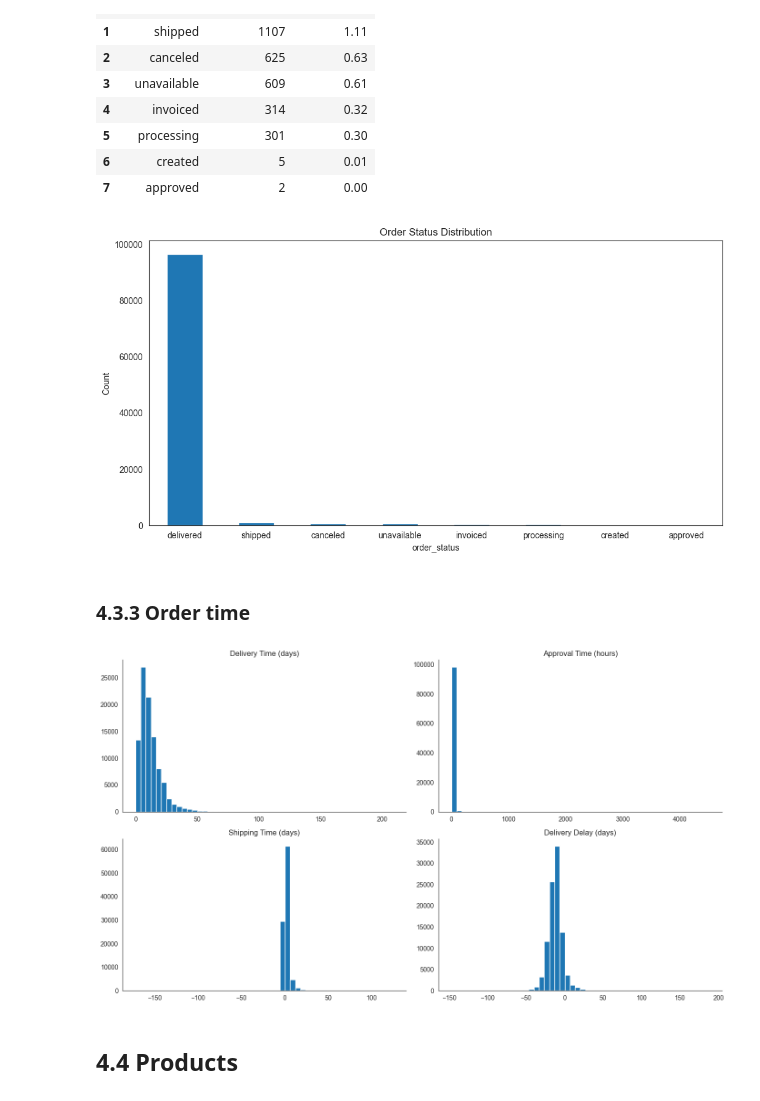
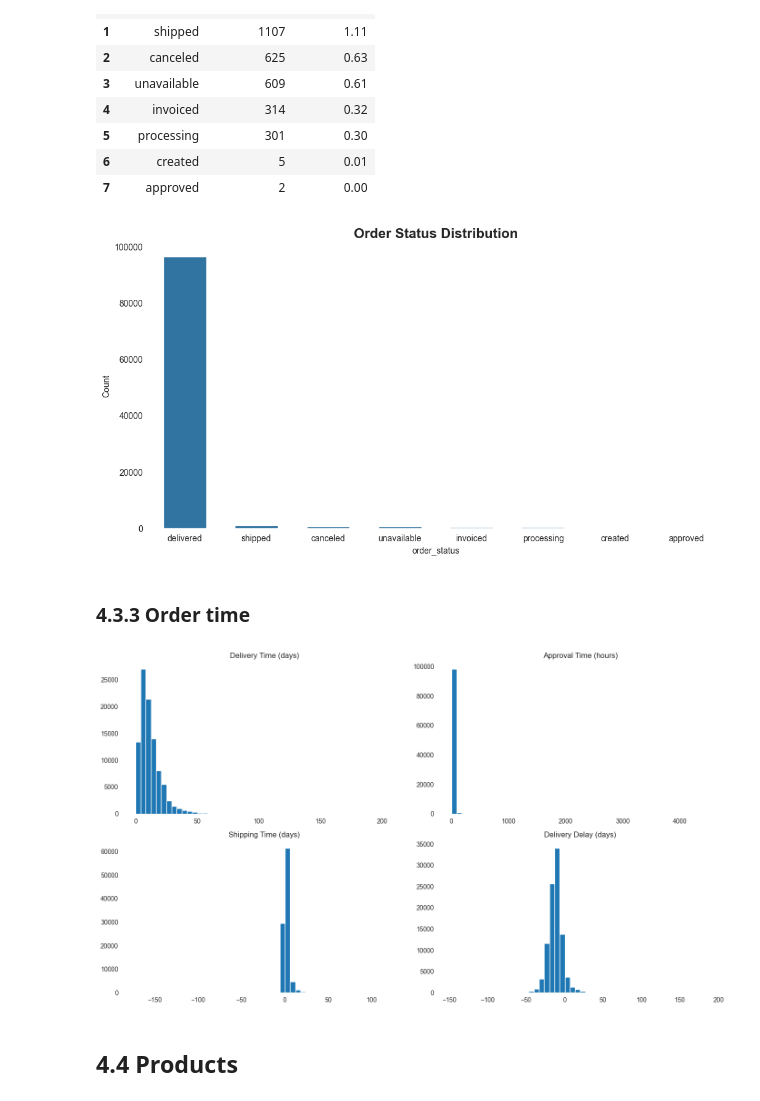
Before and after one commit to Dungxdseb/marketing-driven-data-unlock, a Jupyter notebook: notebooks/EDA.ipynb, the cells around one changed output. Drawn from its saved outputs; the diff is of its cells as text; code cells hidden in the pictures.

```diff
--- a/notebooks/EDA.ipynb
+++ b/notebooks/EDA.ipynb
@@ -9,12 +9,12 @@ import matplotlib.colors as mcolors
 # %%
-customers = pd.read_csv('D:/marketing-driven-data-unlock/data/raw/olist_customers_dataset.csv')
-geolocation = pd.read_csv("D:/marketing-driven-data-unlock/data/raw/olist_geolocation_dataset.csv")
-items = pd.read_csv("D:/marketing-driven-data-unlock/data/raw/olist_order_items_dataset.csv")
-payments = pd.read_csv("D:/marketing-driven-data-unlock/data/raw/olist_order_payments_dataset.csv")
-reviews = pd.read_csv("D:/marketing-driven-data-unlock/data/raw/olist_order_reviews_dataset.csv")
-orders = pd.read_csv("D:/marketing-driven-data-unlock/data/raw/olist_orders_dataset.csv")
-products = pd.read_csv("D:/marketing-driven-data-unlock/data/raw/olist_products_dataset.csv")
-sellers = pd.read_csv("D:/marketing-driven-data-unlock/data/raw/olist_sellers_dataset.csv")
+customers = pd.read_csv('../data/raw/olist_customers_dataset.csv')
+geolocation = pd.read_csv('../data/raw/olist_geolocation_dataset.csv')
+items = pd.read_csv('../data/raw/olist_order_items_dataset.csv')
+payments = pd.read_csv('../data/raw/olist_order_payments_dataset.csv')
+reviews = pd.read_csv('../data/raw/olist_order_reviews_dataset.csv')
+orders = pd.read_csv('../data/raw/olist_orders_dataset.csv')
+products = pd.read_csv('../data/raw/olist_products_dataset.csv')
+sellers = pd.read_csv('../data/raw/olist_sellers_dataset.csv')
 # %% [markdown]
 # 2. Data Description
 # %% [markdown]
@@ -715,19 +710,26 @@ order_status_dist
 | 6 | created | 5 | 0.01 |
 | 7 | approved | 2 | 0.00 |
 # %%
-orders['month'] = orders['order_purchase_timestamp'].dt.to_period('M').dt.to_timestamp()
+orders['month'] = orders['order_purchase_timestamp'] \
+    .dt.to_period('M') \
+    .dt.to_timestamp()
 
 plt.figure(figsize=(12, 6))
 
-# Bar chart — Order status distribution
 order_status_dist = orders['order_status'].value_counts()
-order_status_dist.plot(kind='bar')
-plt.title('Order Status Distribution')
+
+sns.barplot(
+    x=order_status_dist.index,
+    y=order_status_dist.values,
+    width=0.6
+)
+plt.title('Order Status Distribution', fontsize=16, weight='bold')
 plt.ylabel('Count')
 plt.xticks(rotation=0)
+sns.despine(left=True, bottom=True)
 plt.show()
 # %% [output]
-[figure, old version]
+[figure, new version]
 # %% [markdown]
 ### 4.3.3 Order time
 # %%
@@ -751,12 +753,12 @@ axes[1, 0].set_title('Shipping Time (days)')
 axes[1, 1].hist(orders['delay'].dropna(), bins=50)
 axes[1, 1].set_title('Delivery Delay (days)')
 
-sns.despine() # Thêm dòng này ở đây
+sns.despine(left=True, bottom=True) # Thêm dòng này ở đây
 
 plt.tight_layout()
 plt.show()
 # %% [output]
-[figure, old version]
+[figure, new version]
 # %% [markdown]
 ## 4.4 Products
 # %%
```
Also changed, not shown: parts of 27 cells of this notebook.
